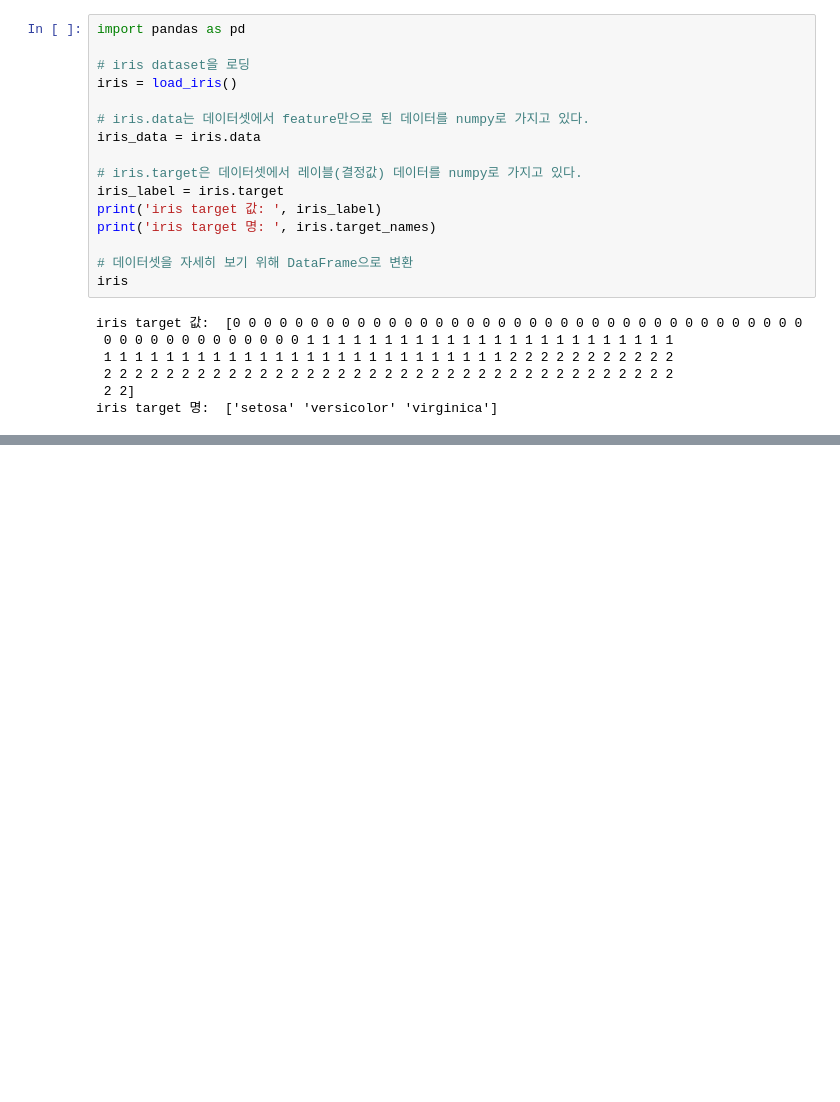
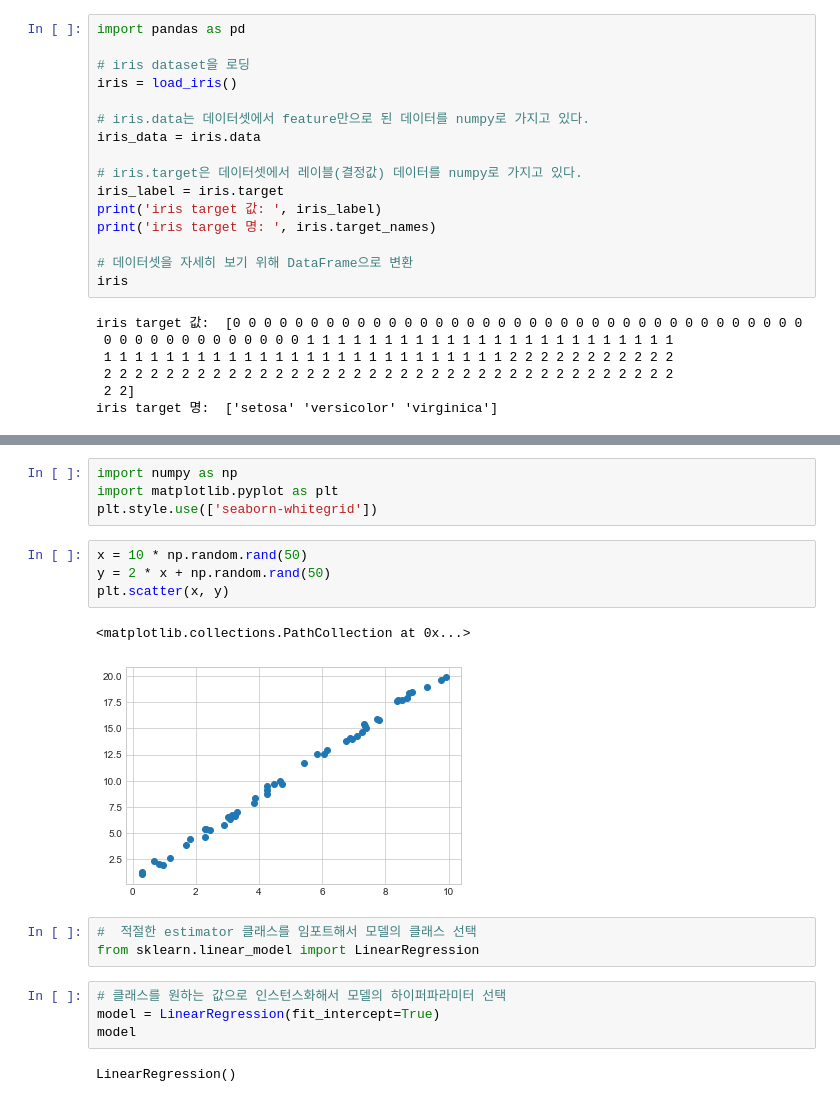
Before and after one commit to jc3wrld999/ML-100Days, a Jupyter notebook: scikit-learn.ipynb, the cells around one changed output, grey strips where cells are left out. Drawn from its saved outputs; the diff is of its cells as text; blank space fills up the shorter version.

```diff
--- a/scikit-learn.ipynb
+++ b/scikit-learn.ipynb
@@ -43,0 +53,20 @@ iris target 명:  ['setosa' 'versicolor' 'virginica']
+# %%
+import numpy as np
+import matplotlib.pyplot as plt
+plt.style.use(['seaborn-whitegrid'])
+# %%
+x = 10 * np.random.rand(50)
+y = 2 * x + np.random.rand(50)
+plt.scatter(x, y)
+# %% [output]
+<matplotlib.collections.PathCollection at 0x...>
+[figure, added]
+# %%
+#  적절한 estimator 클래스를 임포트해서 모델의 클래스 선택
+from sklearn.linear_model import LinearRegression
+# %%
+# 클래스를 원하는 값으로 인스턴스화해서 모델의 하이퍼파라미터 선택
+model = LinearRegression(fit_intercept=True)
+model
+# %% [output]
+LinearRegression()
```
Also changed, not shown: parts of 16 cells of this notebook, 3 other files.
